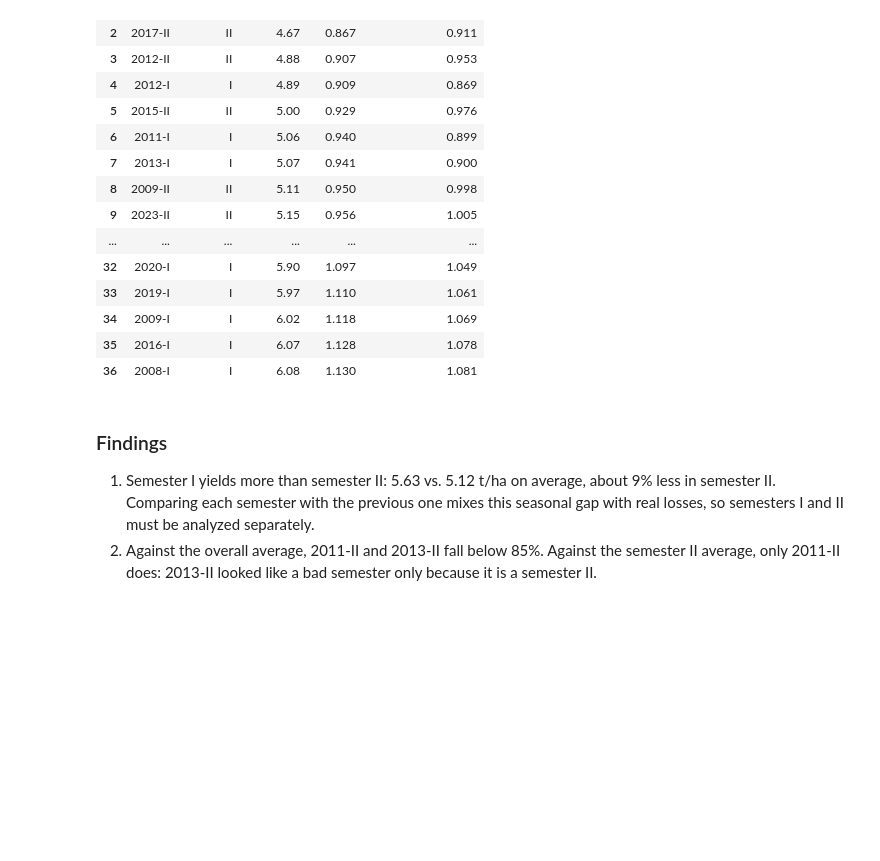
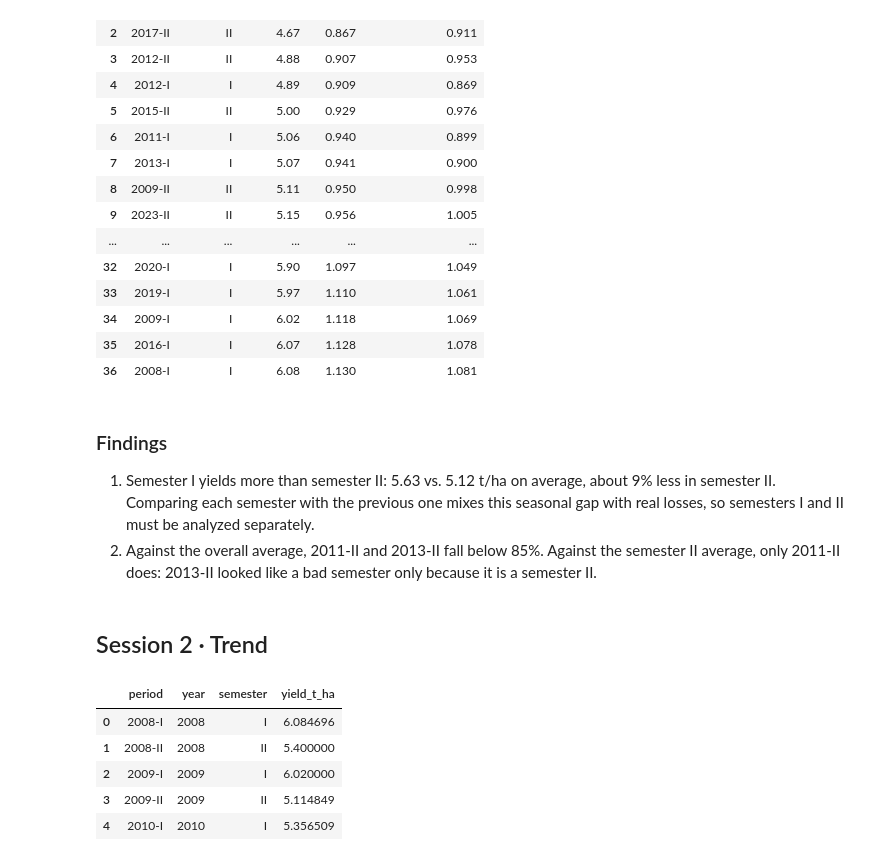
Before and after one commit to agarzonme/agro-insurance-risk, a Jupyter notebook: notebooks/02_trend.ipynb, the cells around one changed output. Drawn from its saved outputs; the diff is of its cells as text; code cells hidden in the pictures; blank space fills up the shorter version.

```diff
--- a/notebooks/02_trend.ipynb
+++ b/notebooks/02_trend.ipynb
@@ -158,3 +158,27 @@ ORDER BY ratio_all""").df()
 
 1. Semester I yields more than semester II: 5.63 vs. 5.12 t/ha on average, about 9% less in semester II. Comparing each semester with the previous one mixes this seasonal gap with real losses, so semesters I and II must be analyzed separately.
 2. Against the overall average, 2011-II and 2013-II fall below 85%. Against the semester II average, only 2011-II does: 2013-II looked like a bad semester only because it is a semester II.
+# %% [markdown]
+## Session 2 · Trend
+# %%
+import numpy as np
+import matplotlib.pyplot as plt
+
+df = con.sql("""
+SELECT period,
+       CAST(split_part(period, '-', 1) AS INTEGER) AS year,
+       split_part(period, '-', 2)                  AS semester,
+       yield_t_ha
+FROM yields
+WHERE region = 'Casanare'
+  AND period >= '2008-I'
+ORDER BY period
+""").df()
+df.head()
+# %% [output]
+|  | period | year | semester | yield_t_ha |
+| 0 | 2008-I | 2008 | I | 6.084696 |
+| 1 | 2008-II | 2008 | II | 5.400000 |
+| 2 | 2009-I | 2009 | I | 6.020000 |
+| 3 | 2009-II | 2009 | II | 5.114849 |
+| 4 | 2010-I | 2010 | I | 5.356509 |
```
Also changed, not shown: parts of 6 cells of this notebook.
